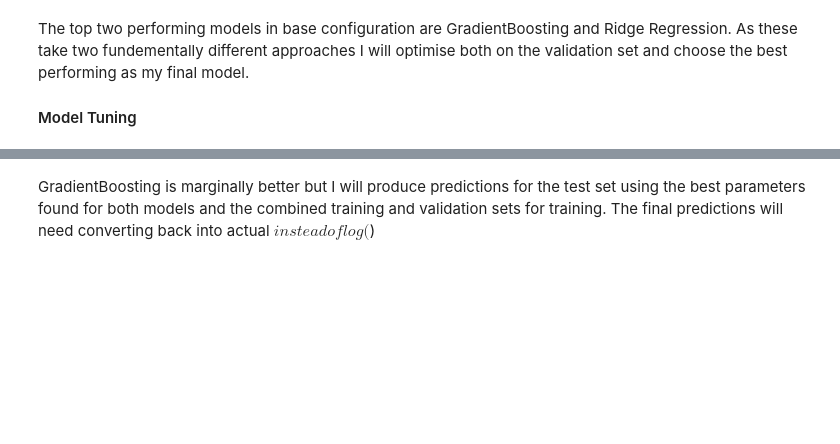
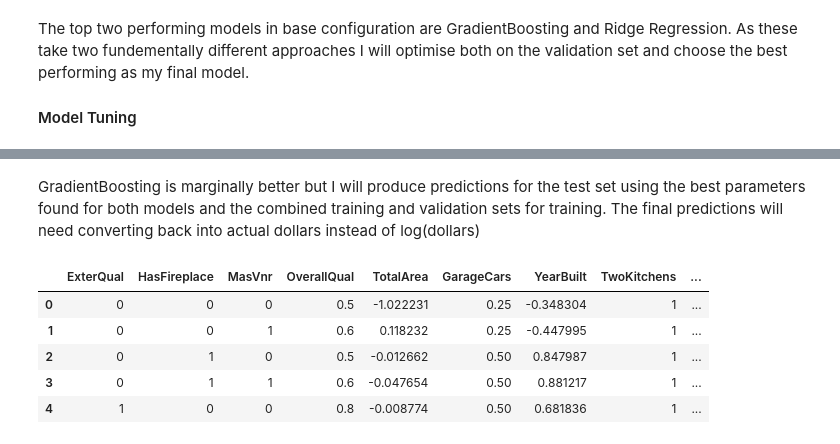
Before and after one commit to Ricksoc/Iowa-Housing, a Jupyter notebook: Ames House Prices.ipynb, the cells around one changed output, grey strips where cells are left out. Cells and saved outputs as stored; diff of their text form; code cells hidden in the pictures; blank space fills up the shorter version.

```diff
--- a/Ames House Prices.ipynb
+++ b/Ames House Prices.ipynb
@@ -1322,2 +1322,13 @@ Fitting 5 folds for each of 180 candidates, totalling 900 fits
 # %% [markdown]
-GradientBoosting is marginally better but I will produce predictions for the test set using the best parameters found for both models and the combined training and validation sets for training. The final predictions will need converting back into actual $ instead of log($)
+GradientBoosting is marginally better but I will produce predictions for the test set using the best parameters found for both models and the combined training and validation sets for training. The final predictions will need converting back into actual dollars instead of log(dollars)
+# %%
+# Join training and validation data sets together for maximum training data
+training = pd.concat([df_train[predictors],df_valid[predictors]])
+target = pd.concat([df_train[target_col],df_valid[target_col]])
+# %% [output]
+|  | ExterQual | HasFireplace | MasVnr | OverallQual | TotalArea | GarageCars | YearBuilt | TwoKitchens | ... |
+| 0 | 0 | 0 | 0 | 0.5 | -1.022231 | 0.25 | -0.348304 | 1 | ... |
+| 1 | 0 | 0 | 1 | 0.6 | 0.118232 | 0.25 | -0.447995 | 1 | ... |
+| 2 | 0 | 1 | 0 | 0.5 | -0.012662 | 0.50 | 0.847987 | 1 | ... |
+| 3 | 0 | 1 | 1 | 0.6 | -0.047654 | 0.50 | 0.881217 | 1 | ... |
+| 4 | 1 | 0 | 0 | 0.8 | -0.008774 | 0.50 | 0.681836 | 1 | ... |
```
Also changed, not shown: parts of 9 cells of this notebook.
